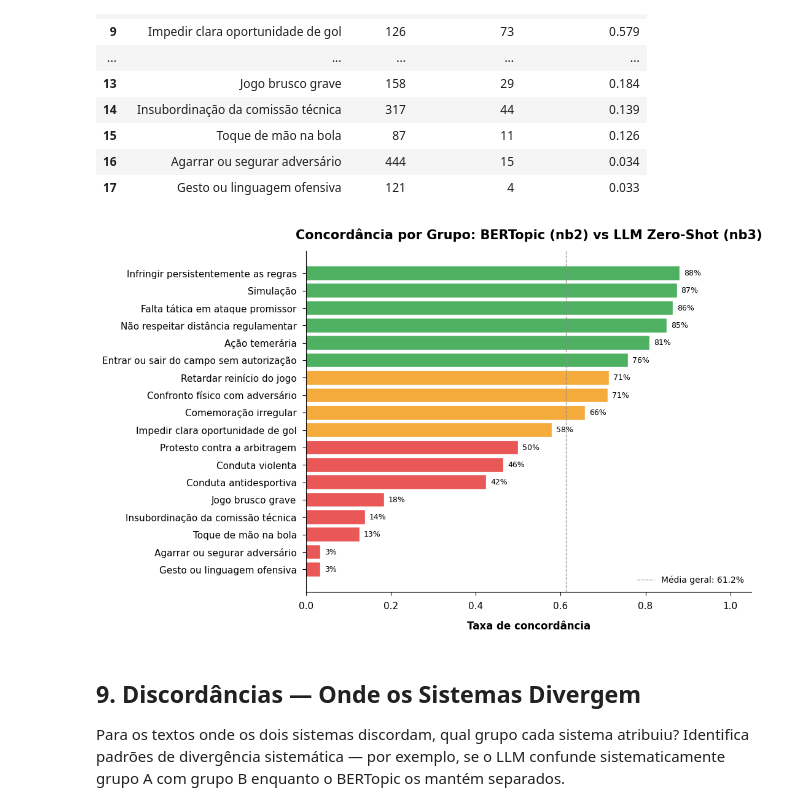
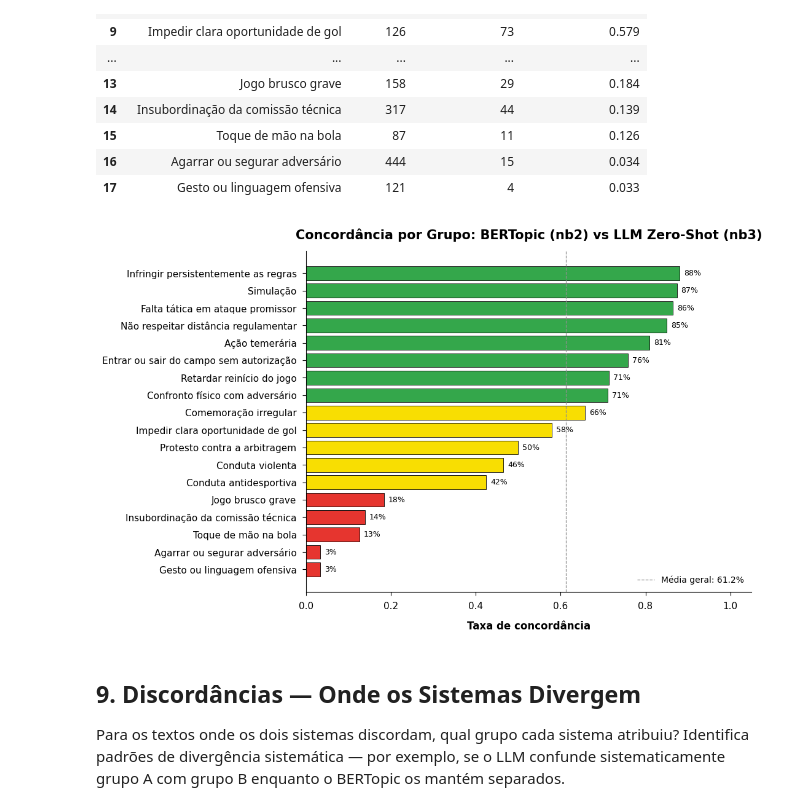
Before and after one commit to gcarbs1/cbf-match-report-analysis, a Jupyter notebook: notebooks/4-label_retrieval_classifiers.ipynb, the cells around one changed output. Saved outputs shown, nothing was run; the diff lists cells and outputs as text; code cells hidden in the pictures.

```diff
--- a/notebooks/4-label_retrieval_classifiers.ipynb
+++ b/notebooks/4-label_retrieval_classifiers.ipynb
@@ -76,12 +76,12 @@ C_RANGE = [0.01, 0.1, 1.0, 10.0]
 
 PLOT_BLUE   = '#3D79F3'
 PLOT_GREEN  = '#34A74B'
-PLOT_RED    = '#E84040'
-PLOT_ORANGE = '#F4A020'
+PLOT_RED    = '#E6352F'
+PLOT_YELLOW = '#F8DE02'
+PLOT_ORANGE = '#F9B90A'
 PLOT_GRAY   = '#909090'
 
-# azul escuro = notebook 2 (BERTopic), laranja = notebook 3 (LLM)
-SYSTEM_COLORS = {'BERTopic (nb2)': PLOT_BLUE, 'LLM Zero-Shot (nb3)': PLOT_ORANGE}
+SYSTEM_COLORS = {'BERTopic (nb2)': PLOT_BLUE, 'LLM Zero-Shot (nb3)': PLOT_GREEN}
 
 
 def style_axis(ax, title=None, xlabel=None, ylabel=None):
@@ -535,27 +535,27 @@ Concordância geral                           : 61.2%
 # %%
 plot_agree = agreement_by_group.sort_values('taxa_concordancia', ascending=True)
 y_pos = np.arange(len(plot_agree))
 
 fig, ax = plt.subplots(figsize=(11, 7))
 colors_bar = [
-    PLOT_GREEN if v >= 0.75 else (PLOT_ORANGE if v >= 0.50 else PLOT_RED)
+    PLOT_GREEN if v >= 0.70 else (PLOT_YELLOW if v >= 0.40 else PLOT_RED)
     for v in plot_agree['taxa_concordancia']
 ]
-ax.barh(y_pos, plot_agree['taxa_concordancia'], color=colors_bar, edgecolor='white', linewidth=0.3, alpha=0.88)
+ax.barh(y_pos, plot_agree['taxa_concordancia'], color=colors_bar, edgecolor='black', linewidth=0.6)
 ax.axvline(overall_agreement, color=PLOT_GRAY, linestyle='--', linewidth=0.9,
            label=f'Média geral: {overall_agreement:.1%}')
 ax.set_yticks(y_pos)
 ax.set_yticklabels(plot_agree['card_reason_group'])
 ax.set_xlim(0, 1.05)
 for i, (_, row) in enumerate(plot_agree.iterrows()):
     ax.text(row['taxa_concordancia'] + 0.01, i, f"{row['taxa_concordancia']:.0%}", va='center', fontsize=9)
 style_axis(ax, 'Concordância por Grupo: BERTopic (nb2) vs LLM Zero-Shot (nb3)', 'Taxa de concordância')
 ax.legend(frameon=False)
 plt.tight_layout(pad=1.4)
 save_plot(fig, 'retrieval_agreement_by_group.png')
 plt.show()
 # %% [output]
-[figure, old version]
+[figure, new version]
 # %% [markdown]
 ## **9. Discordâncias — Onde os Sistemas Divergem**
 
```
Also changed, not shown: parts of 2 cells of this notebook, 3 other files.
